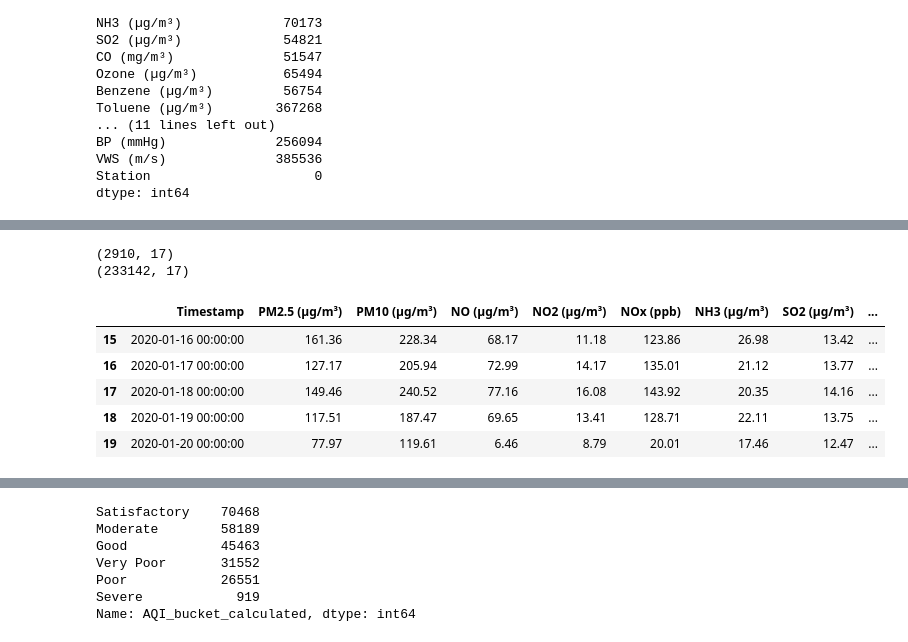
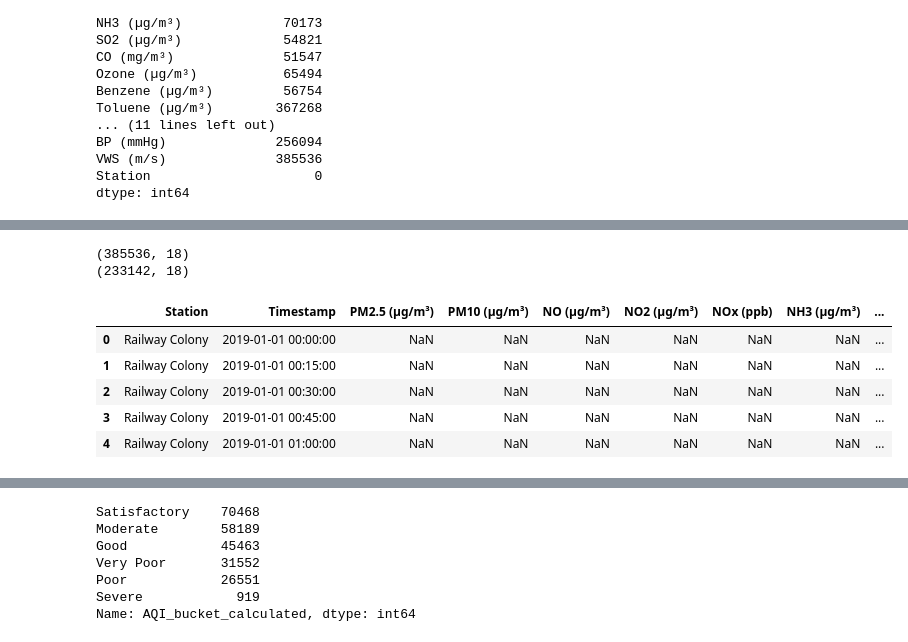
Before and after one commit to GullibleSandwich/ML-Project-CS361, a Jupyter notebook: preprocessing.ipynb, the cells around one changed output, grey strips where cells are left out. Cells and saved outputs as stored; diff of their text form; code cells hidden in the pictures.

```diff
--- a/preprocessing.ipynb
+++ b/preprocessing.ipynb
@@ -29,5 +29,6 @@ df_1d = read_files("raw_data_1day")
 df_15m = read_files("raw_data_15min")
 # %%
 cols = df_1d.columns[0:10]
+cols = cols.insert(0,df_1d.columns[-1])
 cols
 # %% [output]
@@ -191,20 +166,20 @@ print(df_15m.shape) # 10+7 cols
 # %%
-df_1d_clean = df_1d.dropna(inplace=False)
+df_15m_nan = df_15m
 df_15m_clean = df_15m.dropna(inplace=False)
-print(df_1d_clean.shape)
+print(df_15m_nan.shape)
 print(df_15m_clean.shape)
 # %% [output]
-(2910, 17)
-(233142, 17)
+(385536, 18)
+(233142, 18)
 # %%
-df_1d_clean.head()
+df_15m_nan.head()
 # %% [output]
-|  | Timestamp | PM2.5 (µg/m³) | PM10 (µg/m³) | NO (µg/m³) | NO2 (µg/m³) | NOx (ppb) | NH3 (µg/m³) | SO2 (µg/m³) | ... |
-| 15 | 2020-01-16 00:00:00 | 161.36 | 228.34 | 68.17 | 11.18 | 123.86 | 26.98 | 13.42 | ... |
-| 16 | 2020-01-17 00:00:00 | 127.17 | 205.94 | 72.99 | 14.17 | 135.01 | 21.12 | 13.77 | ... |
-| 17 | 2020-01-18 00:00:00 | 149.46 | 240.52 | 77.16 | 16.08 | 143.92 | 20.35 | 14.16 | ... |
-| 18 | 2020-01-19 00:00:00 | 117.51 | 187.47 | 69.65 | 13.41 | 128.71 | 22.11 | 13.75 | ... |
-| 19 | 2020-01-20 00:00:00 | 77.97 | 119.61 | 6.46 | 8.79 | 20.01 | 17.46 | 12.47 | ... |
+|  | Station | Timestamp | PM2.5 (µg/m³) | PM10 (µg/m³) | NO (µg/m³) | NO2 (µg/m³) | NOx (ppb) | NH3 (µg/m³) | ... |
+| 0 | Railway Colony | 2019-01-01 00:00:00 | NaN | NaN | NaN | NaN | NaN | NaN | ... |
+| 1 | Railway Colony | 2019-01-01 00:15:00 | NaN | NaN | NaN | NaN | NaN | NaN | ... |
+| 2 | Railway Colony | 2019-01-01 00:30:00 | NaN | NaN | NaN | NaN | NaN | NaN | ... |
+| 3 | Railway Colony | 2019-01-01 00:45:00 | NaN | NaN | NaN | NaN | NaN | NaN | ... |
+| 4 | Railway Colony | 2019-01-01 01:00:00 | NaN | NaN | NaN | NaN | NaN | NaN | ... |
 # %%
 df_15m_clean.head()
 # %% [output]
```
Also changed, not shown: parts of 22 cells of this notebook, 2 other files.
